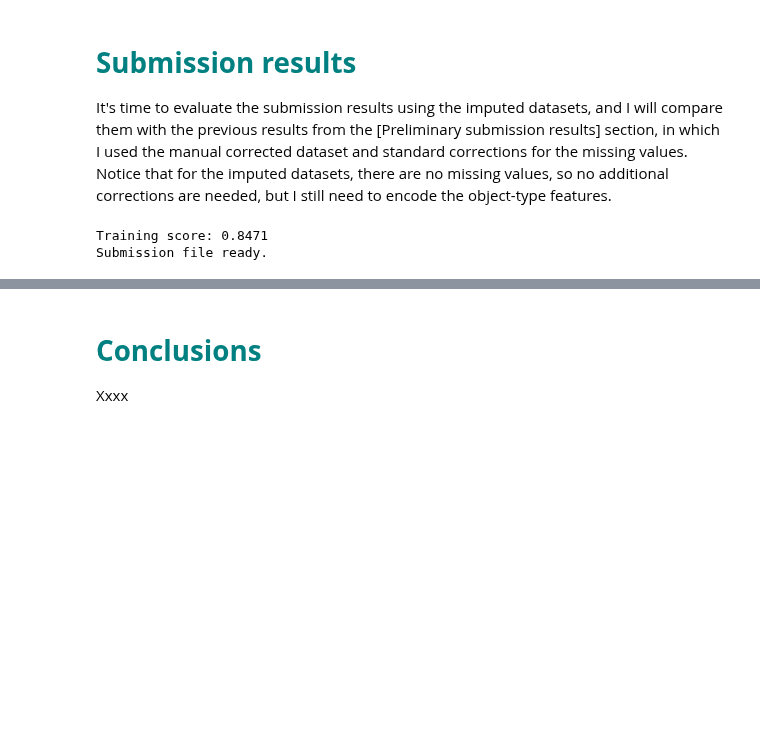
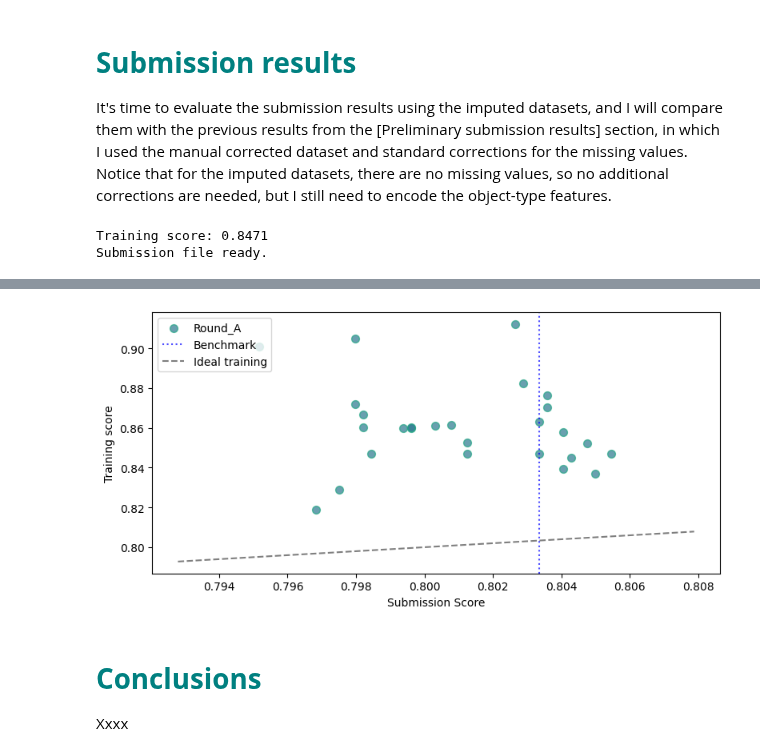
Before and after one commit to Fertmeneses/titanic-spaceship-kaggle, a Jupyter notebook: 03_spaceship-titanic-data-imputation.ipynb, the cells around one changed output, grey strips where cells are left out. Drawn from its saved outputs; the diff is of its cells as text; code cells hidden in the pictures; blank space fills up the shorter version.

```diff
--- a/03_spaceship-titanic-data-imputation.ipynb
+++ b/03_spaceship-titanic-data-imputation.ipynb
@@ -1548,3 +1558,44 @@ plot_training_submission_scores(df_results,sort_by='Model',
+# %%
+from matplotlib.pyplot import cm
+
+def compare_submission_scores(results,benchmark=None,figsize=(8,4)):
+    """
+    Plots training vs submission scores, for different training results.
+    --- Inputs ---
+    {results} [Dictionary]: Each key is the name for the set of results, its value
+    a Dataframe with columns "train_score" (training) and "subm_score" submissions.
+    {benchmark} [Float or None]: Benchmark score. Select None if there is none.
+    {figsize} [Tuple]: Define the size for the figure, in the format (width,length).
+    """
+    # Configure figure:
+    markers = ["o","<","s","d","v","p","P","^","*","D",">"]
+    colors_groups = cm.viridis(np.linspace(0, 1, 2*len(results)+4))
+    fig, ax = plt.subplots(figsize=figsize)
+    # Plot submission results:
+    for j,name in enumerate(results):
+        ax.scatter(results[name]['subm_score'],results[name]['train_score'],
+                   marker=markers[(j) % len(markers)],
+                   s=50,edgecolor=colors_groups[2*j+3],color=colors_groups[2*j+2],
+                   alpha=0.7,label=name)
+    # Plot benchmark score (if any):
+    if benchmark is not None:
+        ax.axvline(benchmark,ls=':',lw=1.5,color='b',
+                   label='Benchmark',alpha=0.7)
+    # Plot ideal training line:
+    all_subm_results = pd.concat([results[name]['subm_score'] for name in results],axis=0)
+    range_subm_score = [min(all_subm_results)*0.997,
+                        max(all_subm_results)*1.003]
+    ax.plot(range_subm_score,range_subm_score,'--k',alpha=0.5,
+            label='Ideal training')
+    # Additional configuration:
+    ax.set(xlabel="Submission Score",ylabel="Training score")
+    ax.legend(ncol=1,loc='upper left')
+    fig.tight_layout()
+# %%
+results = {'Round_A': df_results_A}
+compare_submission_scores(results,benchmark=benchmark)
+# %% [output]
+[figure, added]
 # %% [markdown]
 <a id="Conclusions"></a>
 # <span style="color:teal;font-weight:bold;">Conclusions</span>
```
Also changed, not shown: parts of 3 cells of this notebook.
